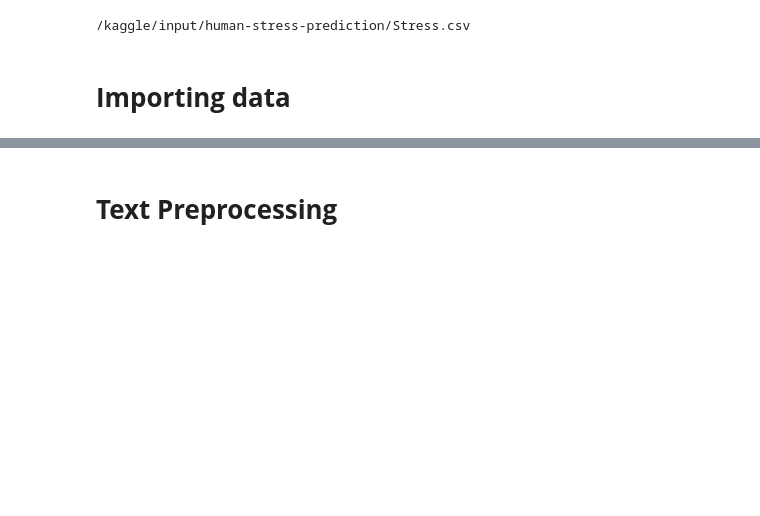
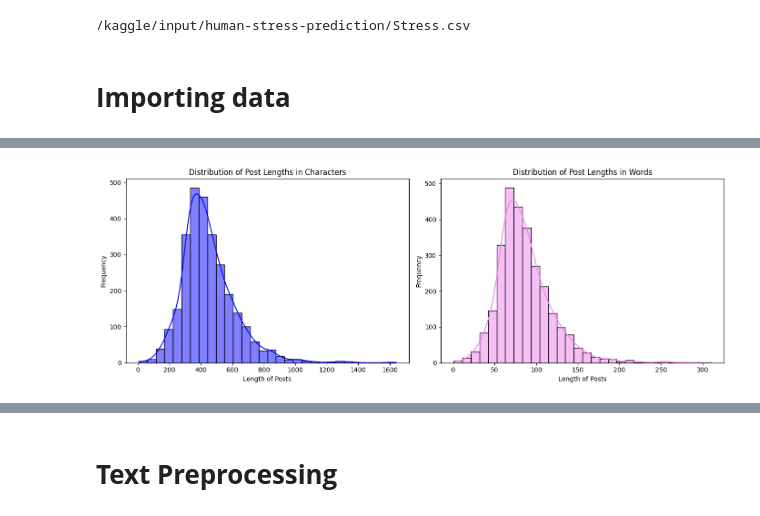
Before and after one commit to marijacetkovic/stress-prediction, a Jupyter notebook: stress-prediction.ipynb, the cells around one changed output, grey strips where cells are left out. Saved outputs shown, nothing was run; the diff lists cells and outputs as text; code cells hidden in the pictures; blank space fills up the shorter version.

Commit message:
removing outliers and basic statistics

```diff
--- a/stress-prediction.ipynb
+++ b/stress-prediction.ipynb
@@ -57,0 +63,13 @@ data[0][1]
+# %%
+# Basic statistics in terms of characters
+post_char_lengths = stress_data.text.apply(len)
+print("\nBasic statistics of post lengths (in characters): \n")
+char_statistics = post_lengths.describe()
+print(char_statistics)
+
+# Calculate the length of each post in terms of words
+stress_data['word_length'] = stress_data['text'].apply(lambda post: len(post.split())) # Store to new column
+post_word_lengths = stress_data['word_length']
+print("\nBasic statistics of post lengths (in words): \n")
+word_statistics = post_word_lengths.describe()
+print(word_statistics)
@@ -57,0 +94,24 @@ data[0][1]
+# %%
+import matplotlib.pyplot as plt
+import seaborn as sns
+
+plt.figure(figsize=(14, 5))
+
+# Distribution of post lengths in words
+plt.subplot(1, 2, 1)
+sns.histplot(post_char_lengths, kde=True, bins=30, color='blue')
+plt.title('Distribution of Post Lengths in Characters')
+plt.xlabel('Length of Posts')
+plt.ylabel('Frequency')
+
+# Distribution of post lengths in characters
+plt.subplot(1, 2, 2)
+sns.histplot(post_word_lengths, kde=True, bins=30, color='violet')
+plt.title('Distribution of Post Lengths in Words')
+plt.xlabel('Length of Posts')
+plt.ylabel('Frequency')
+
+plt.tight_layout()
+plt.show()
+# %% [output]
+[figure, added]
```
Also changed, not shown: parts of 34 cells of this notebook.
